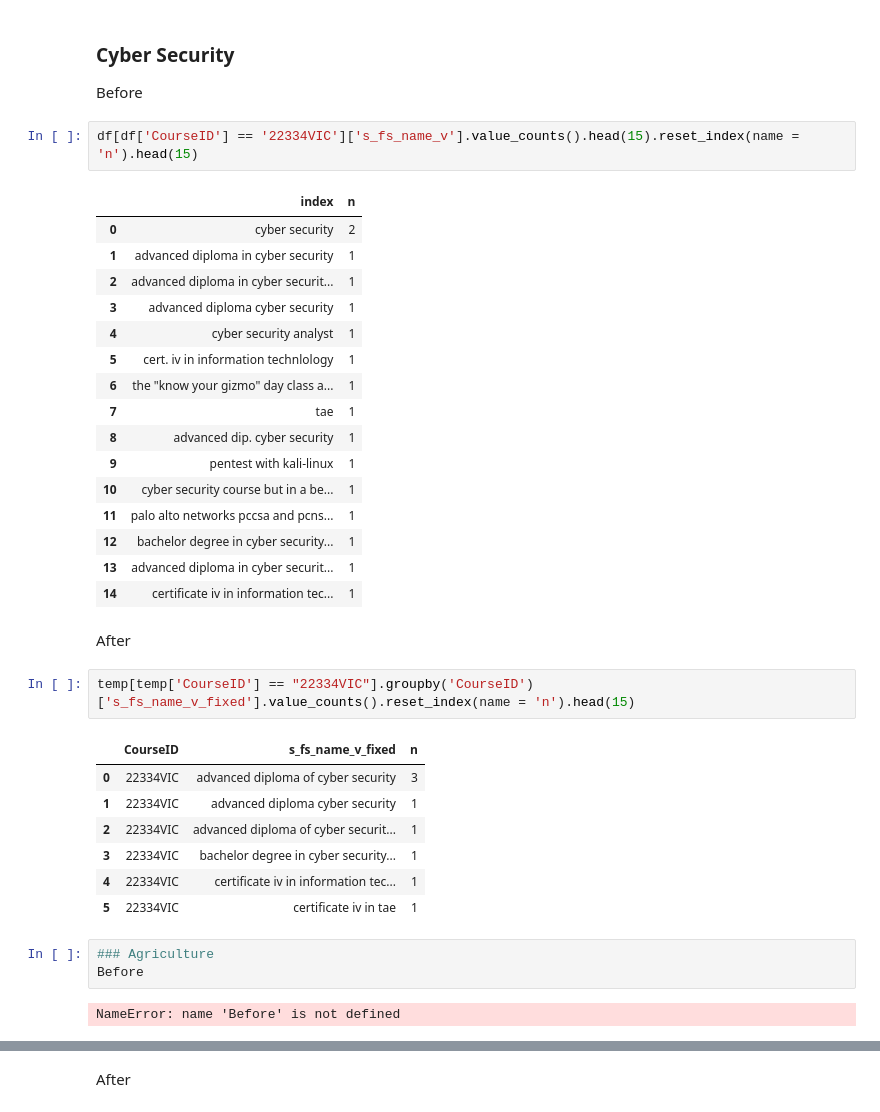
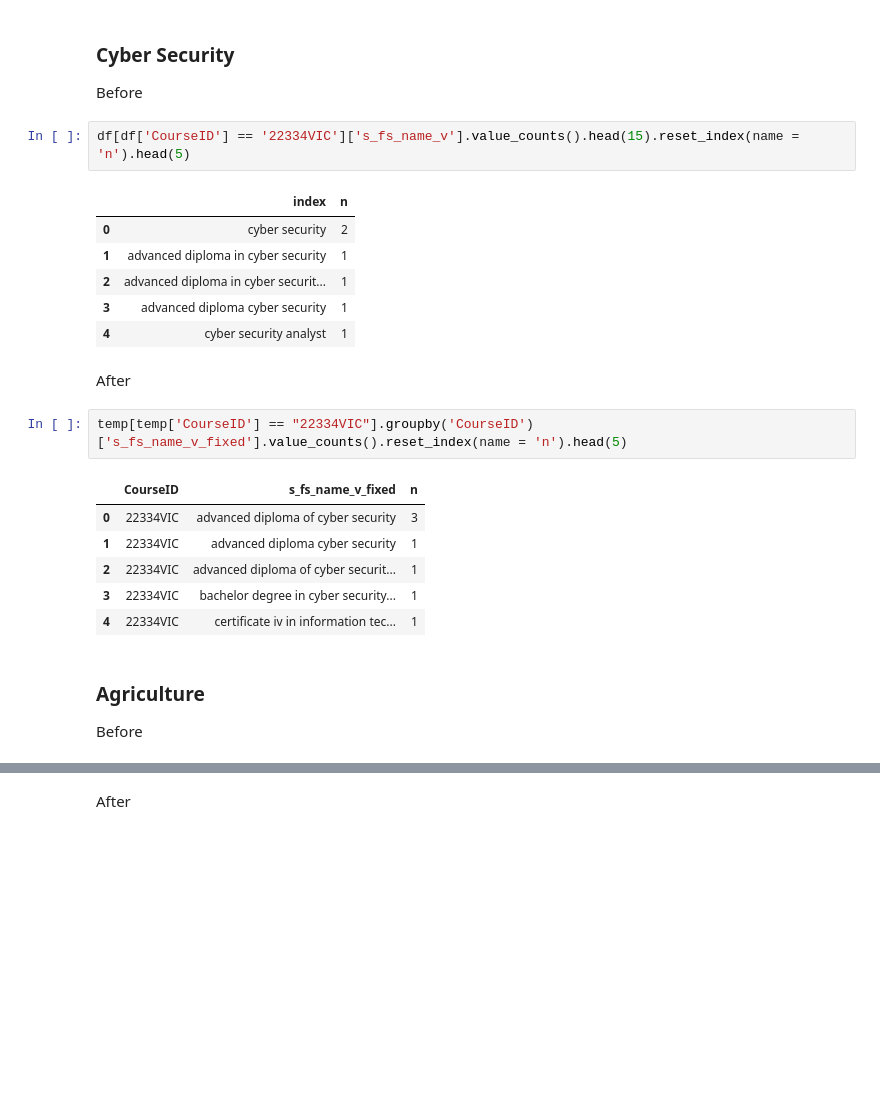
Before and after one commit to RTO-Performance-Indicators/survey_analytics, a Jupyter notebook: notebooks/further study.ipynb, the cells around one changed output, grey strips where cells are left out. Saved outputs shown, nothing was run; the diff lists cells and outputs as text; blank space fills up the shorter version.

```diff
--- a/notebooks/further study.ipynb
+++ b/notebooks/further study.ipynb
@@ -790,28 +832,18 @@ temp[temp['CourseID'] == "HLT54115"].groupby('CourseID')['s_fs_name_v_fixed'].va
 ### Cyber Security
 Before
 # %%
-df[df['CourseID'] == '22334VIC']['s_fs_name_v'].value_counts().head(15).reset_index(name = 'n').head(15)
+df[df['CourseID'] == '22334VIC']['s_fs_name_v'].value_counts().head(15).reset_index(name = 'n').head(5)
 # %% [output]
 |  | index | n |
 | 0 | cyber security | 2 |
 | 1 | advanced diploma in cyber security | 1 |
 | 2 | advanced diploma in cyber securit... | 1 |
 | 3 | advanced diploma cyber security | 1 |
 | 4 | cyber security analyst | 1 |
-| 5 | cert. iv in information technlology | 1 |
-| 6 | the "know your gizmo" day class a... | 1 |
-| 7 | tae | 1 |
-| 8 | advanced dip. cyber security | 1 |
-| 9 | pentest with kali-linux | 1 |
-| 10 | cyber security course but in a be... | 1 |
-| 11 | palo alto networks pccsa and pcns... | 1 |
-| 12 | bachelor degree in cyber security... | 1 |
-| 13 | advanced diploma in cyber securit... | 1 |
-| 14 | certificate iv in information tec... | 1 |
 # %% [markdown]
 After
 # %%
-temp[temp['CourseID'] == "22334VIC"].groupby('CourseID')['s_fs_name_v_fixed'].value_counts().reset_index(name = 'n').head(15)
+temp[temp['CourseID'] == "22334VIC"].groupby('CourseID')['s_fs_name_v_fixed'].value_counts().reset_index(name = 'n').head(5)
 # %% [output]
 |  | CourseID | s_fs_name_v_fixed | n |
 | 0 | 22334VIC | advanced diploma of cyber security | 3 |
@@ -819,10 +851,7 @@ temp[temp['CourseID'] == "22334VIC"].groupby('CourseID')['s_fs_name_v_fixed'].va
 | 2 | 22334VIC | advanced diploma of cyber securit... | 1 |
 | 3 | 22334VIC | bachelor degree in cyber security... | 1 |
 | 4 | 22334VIC | certificate iv in information tec... | 1 |
-| 5 | 22334VIC | certificate iv in tae | 1 |
-# %%
-### Agriculture
-Before
-# %% [output]
-NameError: name 'Before' is not defined
+# %% [markdown]
+### Agriculture
+Before
 # %%
```
Also changed, not shown: parts of 35 cells of this notebook, 1 other file.
